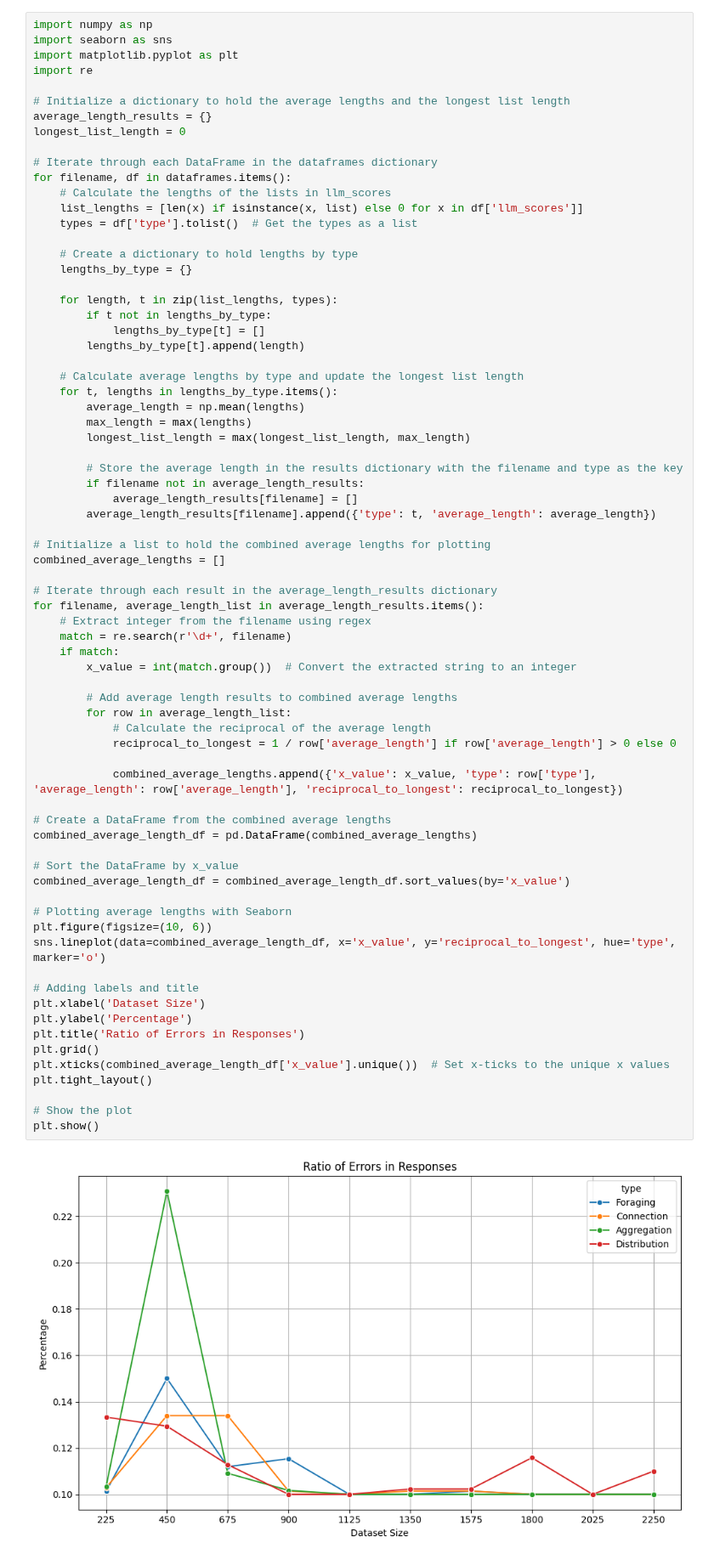
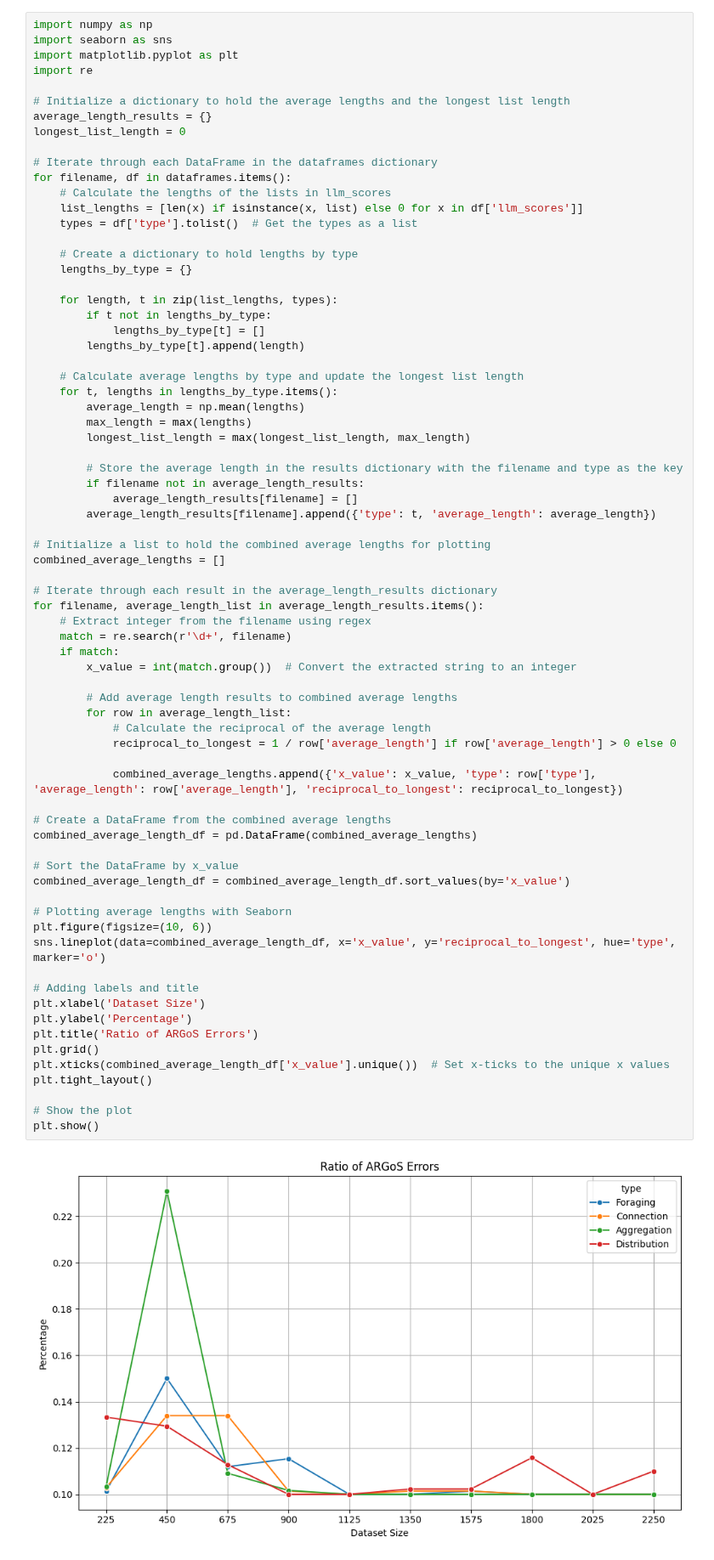
Before and after one commit to julianjandeleit/thesis_llm_collective_behavior_generation, a Jupyter notebook: analysis_notebooks/exp_result_increasing_size.ipynb, the cells around one changed output. Shown at 85% size. Drawn from its saved outputs; the diff is of its cells as text.

```diff
--- a/analysis_notebooks/exp_result_increasing_size.ipynb
+++ b/analysis_notebooks/exp_result_increasing_size.ipynb
@@ -588,32 +653,32 @@ for filename, average_length_list in average_length_results.items():
     if match:
         x_value = int(match.group())  # Convert the extracted string to an integer
 
         # Add average length results to combined average lengths
         for row in average_length_list:
             # Calculate the reciprocal of the average length
             reciprocal_to_longest = 1 / row['average_length'] if row['average_length'] > 0 else 0
 
             combined_average_lengths.append({'x_value': x_value, 'type': row['type'], 'average_length': row['average_length'], 'reciprocal_to_longest': reciprocal_to_longest})
 
 # Create a DataFrame from the combined average lengths
 combined_average_length_df = pd.DataFrame(combined_average_lengths)
 
 # Sort the DataFrame by x_value
 combined_average_length_df = combined_average_length_df.sort_values(by='x_value')
 
 # Plotting average lengths with Seaborn
 plt.figure(figsize=(10, 6))
 sns.lineplot(data=combined_average_length_df, x='x_value', y='reciprocal_to_longest', hue='type', marker='o')
 
 # Adding labels and title
 plt.xlabel('Dataset Size')
 plt.ylabel('Percentage')
-plt.title('Ratio of Errors in Responses')
+plt.title('Ratio of ARGoS Errors')
 plt.grid()
 plt.xticks(combined_average_length_df['x_value'].unique())  # Set x-ticks to the unique x values
 plt.tight_layout()
 
 # Show the plot
 plt.show()
 # %% [output]
-[figure, old version]
+[figure, new version]
```
Also changed, not shown: parts of 4 cells of this notebook, 18 other files.
